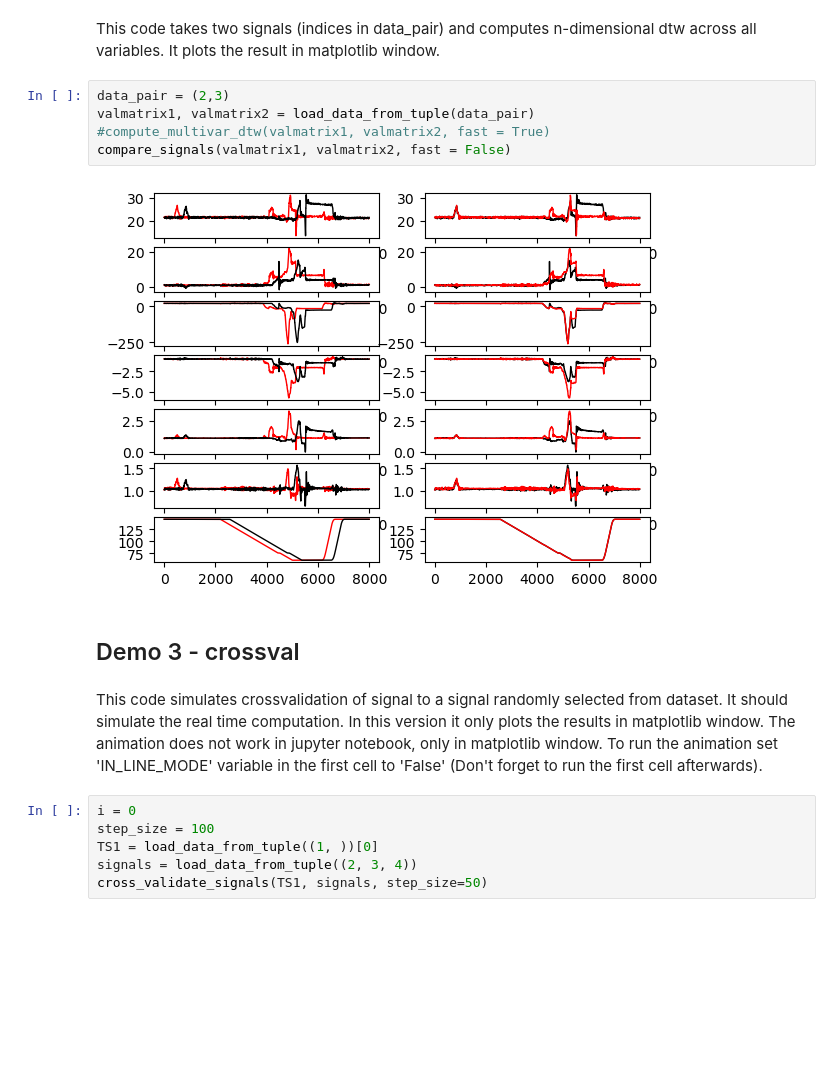
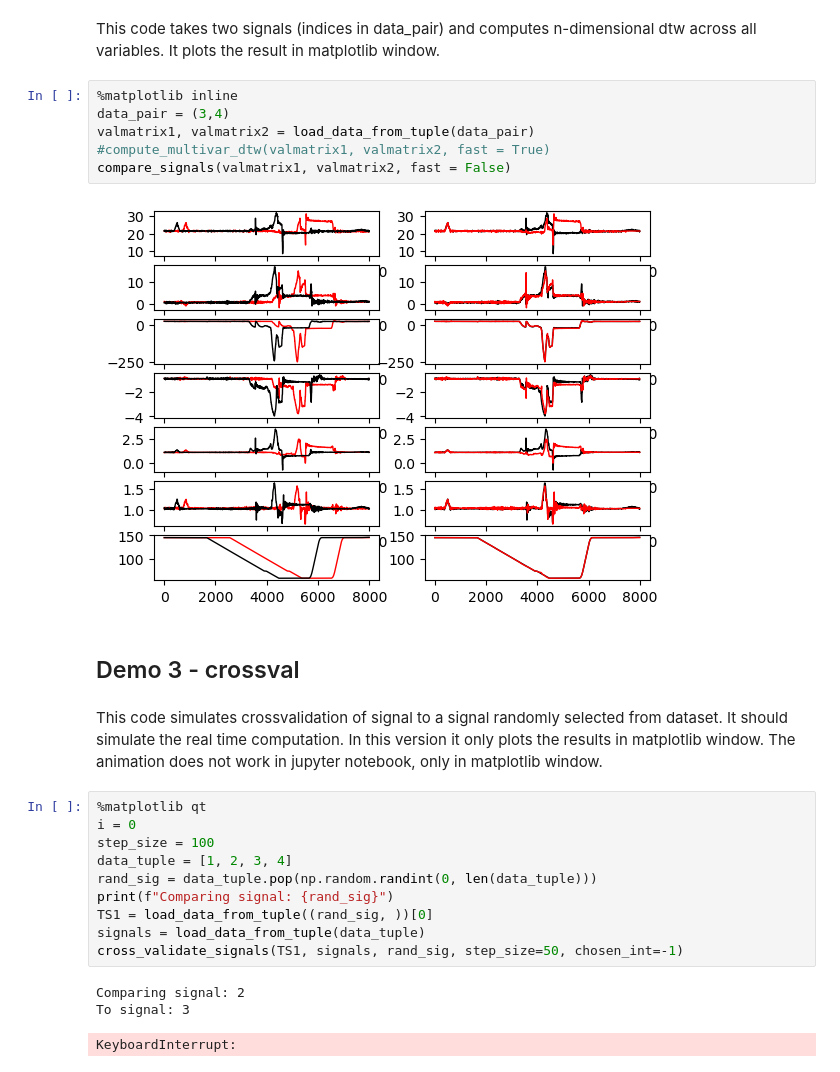
Before and after one commit to altrna/Anomaly-detection-in-timeseries, a Jupyter notebook: python_rewrite/jupitest.ipynb, the cells around one changed output. Cells and saved outputs as stored; diff of their text form; blank space fills up the shorter version.

Commit message:
animation fix

```diff
--- a/python_rewrite/jupitest.ipynb
+++ b/python_rewrite/jupitest.ipynb
@@ -41,21 +41,30 @@ m = plot_dtw_vec(ts1, ts2, paired, distance, axes=axis, time = 0, variable=1)
 # %% [markdown]
 This code takes two signals (indices in data_pair) and computes n-dimensional dtw across all variables. It plots the result in matplotlib window.
 # %%
-data_pair = (2,3)
+%matplotlib inline
+data_pair = (3,4)
 valmatrix1, valmatrix2 = load_data_from_tuple(data_pair)
 #compute_multivar_dtw(valmatrix1, valmatrix2, fast = True)
 compare_signals(valmatrix1, valmatrix2, fast = False)
 # %% [output]
-[figure, old version]
+[figure, new version]
 # %% [markdown]
 ## Demo 3 - crossval
 # %% [markdown]
 This code simulates crossvalidation of signal to a signal randomly selected from dataset.
 It should simulate the real time computation. In this version it only plots the results in matplotlib window.
-The animation does not work in jupyter notebook, only in matplotlib window. To run the animation set 'IN_LINE_MODE' variable in the first cell to 'False' (Don't forget to run the first cell afterwards).
+The animation does not work in jupyter notebook, only in matplotlib window.
-# %%
-i = 0
-step_size = 100
-TS1 = load_data_from_tuple((1, ))[0]
-signals = load_data_from_tuple((2, 3, 4))
-cross_validate_signals(TS1, signals, step_size=50)
+# %%
+%matplotlib qt
+i = 0
+step_size = 100
+data_tuple = [1, 2, 3, 4]
+rand_sig = data_tuple.pop(np.random.randint(0, len(data_tuple)))
+print(f"Comparing signal: {rand_sig}")
+TS1 = load_data_from_tuple((rand_sig, ))[0]
+signals = load_data_from_tuple(data_tuple)
+cross_validate_signals(TS1, signals, rand_sig, step_size=50, chosen_int=-1)
+# %% [output]
+Comparing signal: 2
+To signal: 3
+KeyboardInterrupt:
```
Also changed, not shown: parts of 3 cells of this notebook, 3 other files.
